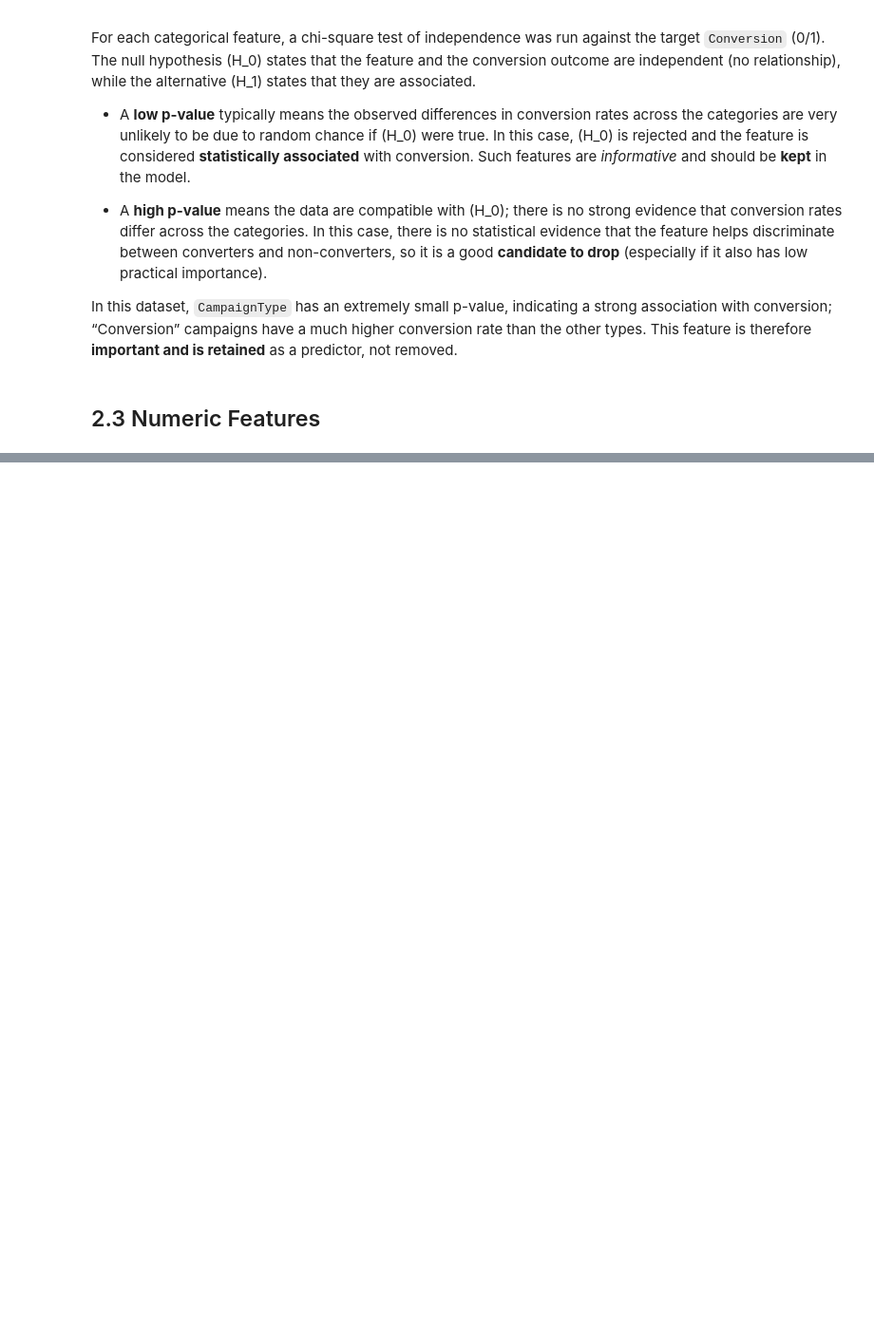
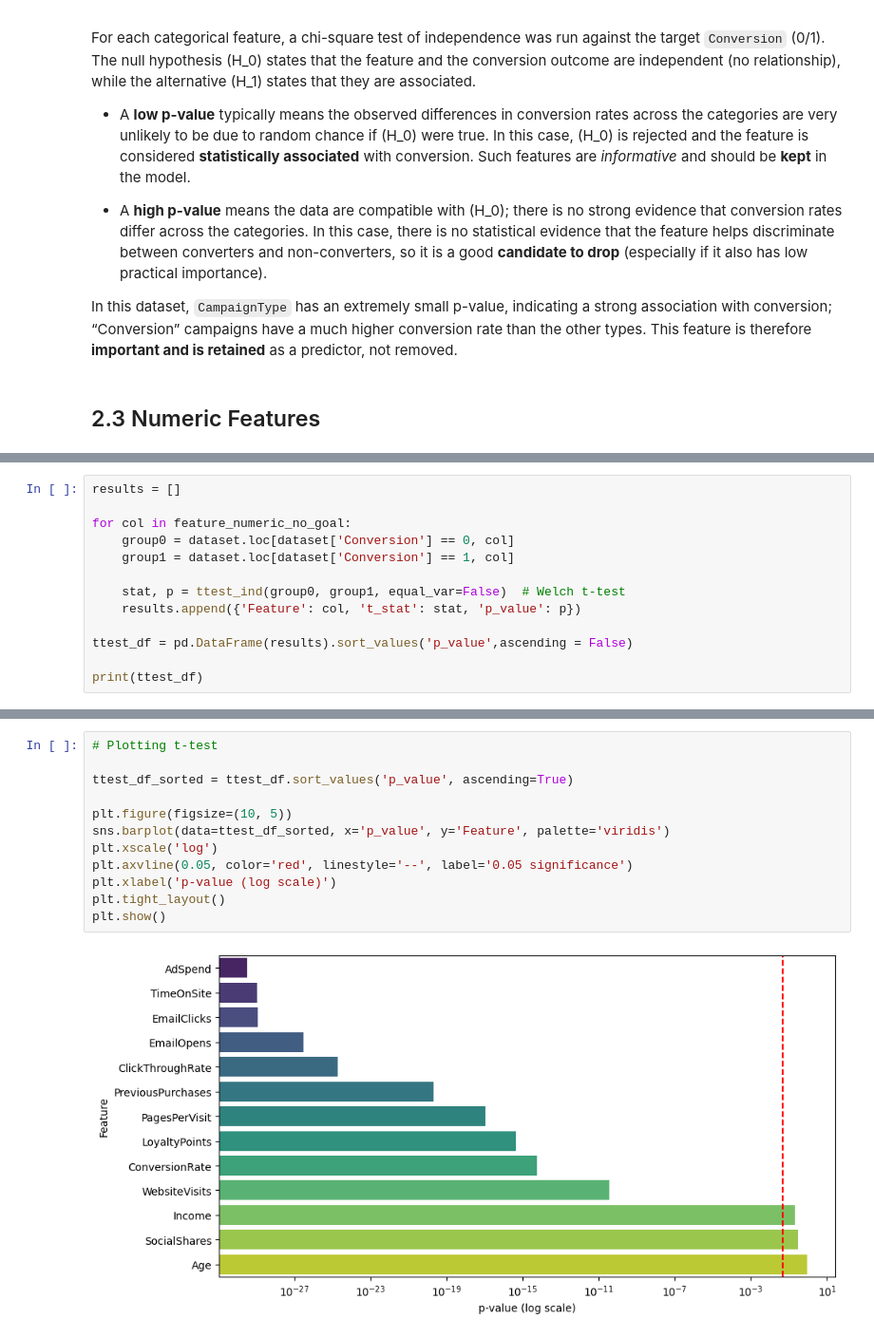
Before and after one commit to victorhrls/Digital-Marketing-Conversion, a Jupyter notebook: ab_test_eda.ipynb, the cells around one changed output, grey strips where cells are left out. Shown at 95% size. Drawn from its saved outputs; the diff is of its cells as text; blank space fills up the shorter version.

```diff
--- a/ab_test_eda.ipynb
+++ b/ab_test_eda.ipynb
@@ -346,0 +499,13 @@ In this dataset, `CampaignType` has an extremely small p-value, indicating a str
+# %%
+results = []
+
+for col in feature_numeric_no_goal:
+    group0 = dataset.loc[dataset['Conversion'] == 0, col]
+    group1 = dataset.loc[dataset['Conversion'] == 1, col]
+
+    stat, p = ttest_ind(group0, group1, equal_var=False)  # Welch t-test
+    results.append({'Feature': col, 't_stat': stat, 'p_value': p})
+
+ttest_df = pd.DataFrame(results).sort_values('p_value',ascending = False)
+
+print(ttest_df)
@@ -346,0 +527,14 @@ In this dataset, `CampaignType` has an extremely small p-value, indicating a str
+# %%
+# Plotting t-test
+
+ttest_df_sorted = ttest_df.sort_values('p_value', ascending=True)
+
+plt.figure(figsize=(10, 5))
+sns.barplot(data=ttest_df_sorted, x='p_value', y='Feature', palette='viridis')
+plt.xscale('log')
+plt.axvline(0.05, color='red', linestyle='--', label='0.05 significance')
+plt.xlabel('p-value (log scale)')
+plt.tight_layout()
+plt.show()
+# %% [output]
+[figure, added]
```
Also changed, not shown: parts of 10 cells of this notebook.
